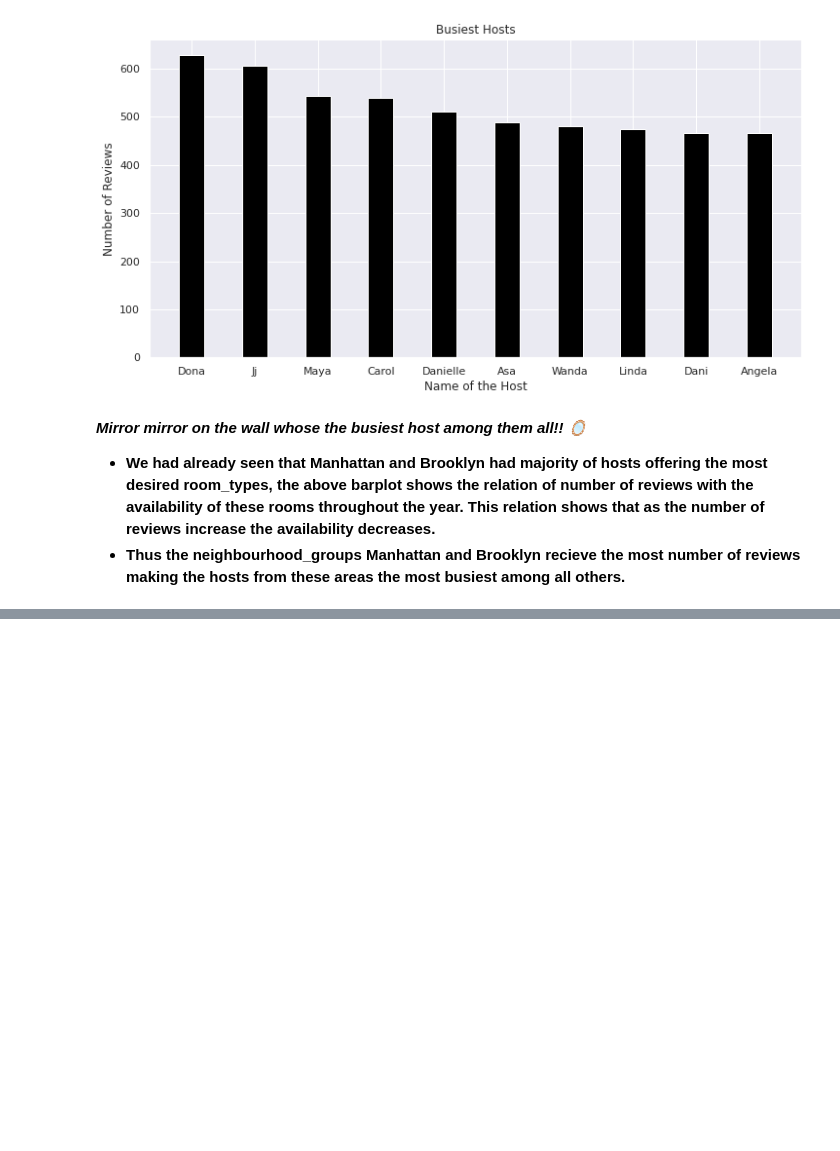
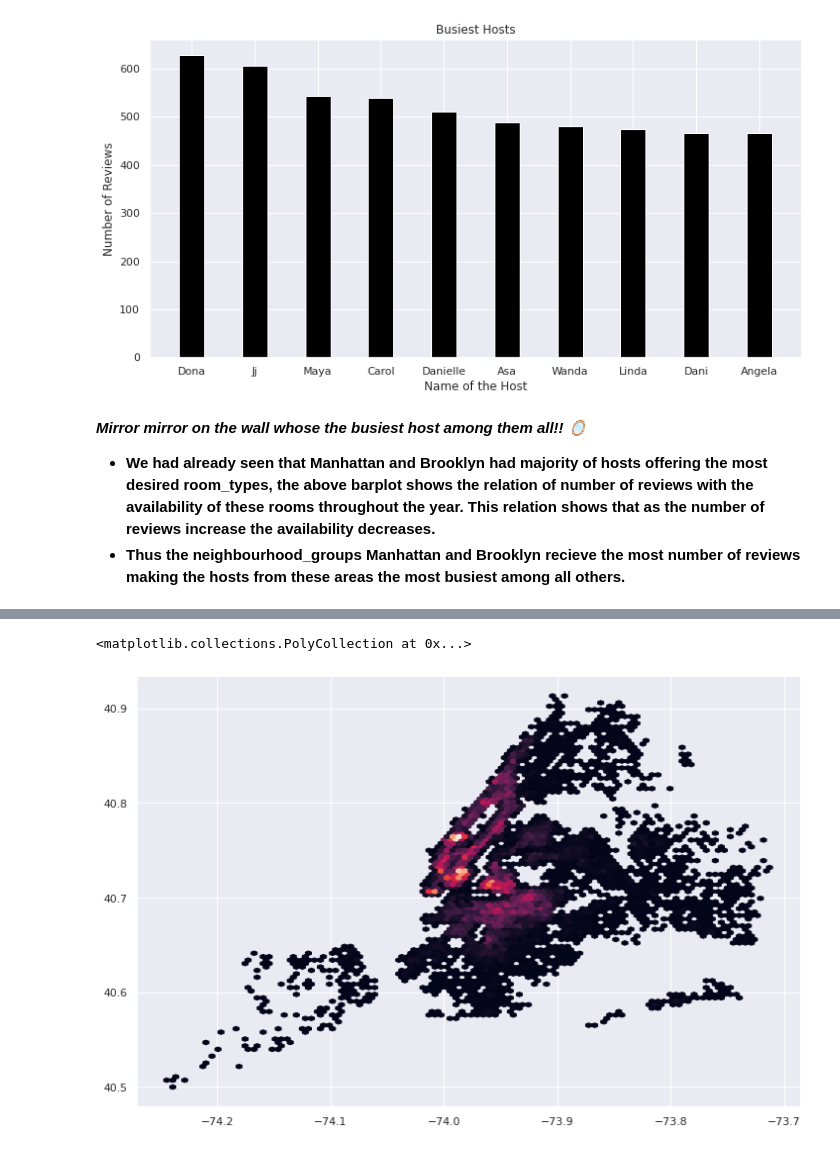
Before and after one commit to ShuklaRajni/Airbnb-Booking-Analysis, a Jupyter notebook: Airbnb_Booking_Analysis.ipynb, the cells around one changed output, grey strips where cells are left out. Drawn from its saved outputs; the diff is of its cells as text; code cells hidden in the pictures; blank space fills up the shorter version.

```diff
--- a/Airbnb_Booking_Analysis.ipynb
+++ b/Airbnb_Booking_Analysis.ipynb
@@ -744,0 +776,7 @@ plt.show()
+# %%
+plt.figure(figsize=(12,8))
+#creating an scaterplot
+plt.hexbin(df.longitude, df.latitude,mincnt=1)
+# %% [output]
+<matplotlib.collections.PolyCollection at 0x...>
+[figure, added]
```
Also changed, not shown: parts of 11 cells of this notebook.
